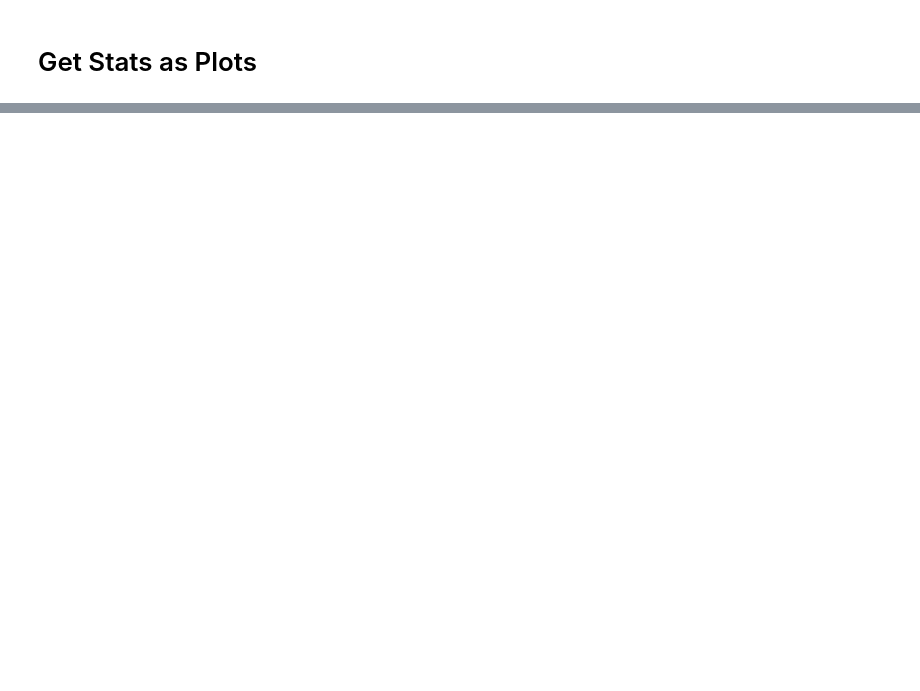
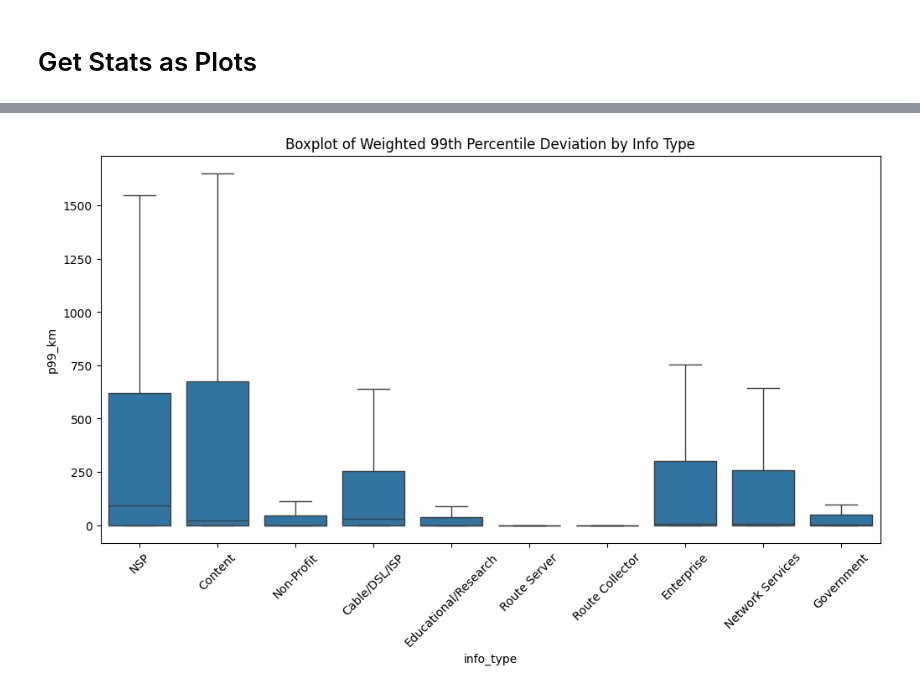
Before and after one commit to JohannesHartUniKassel/asn-classifier, a Jupyter notebook: notebooks/research/evaluate_geolocations.ipynb, the cells around one changed output, grey strips where cells are left out. Saved outputs shown, nothing was run; the diff lists cells and outputs as text; code cells hidden in the pictures; blank space fills up the shorter version.

```diff
--- a/notebooks/research/evaluate_geolocations.ipynb
+++ b/notebooks/research/evaluate_geolocations.ipynb
@@ -153,0 +198,15 @@ plt.show()
+# %%
+import matplotlib.pyplot as plt
+import seaborn as sns
+
+# Filter out rows where max_m is NaN for cleaner plot
+filtered_joined = joined.dropna(subset=['p99_km'])
+
+# Create boxplot
+plt.figure(figsize=(12, 6))
+sns.boxplot(data=filtered_joined, x='info_type', y='p99_km', showfliers=False)
+plt.xticks(rotation=45)
+plt.title('Boxplot of Weighted 99th Percentile Deviation by Info Type')
+plt.show()
+# %% [output]
+[figure, added]
```
Also changed, not shown: parts of 17 cells of this notebook, 1 other file.
